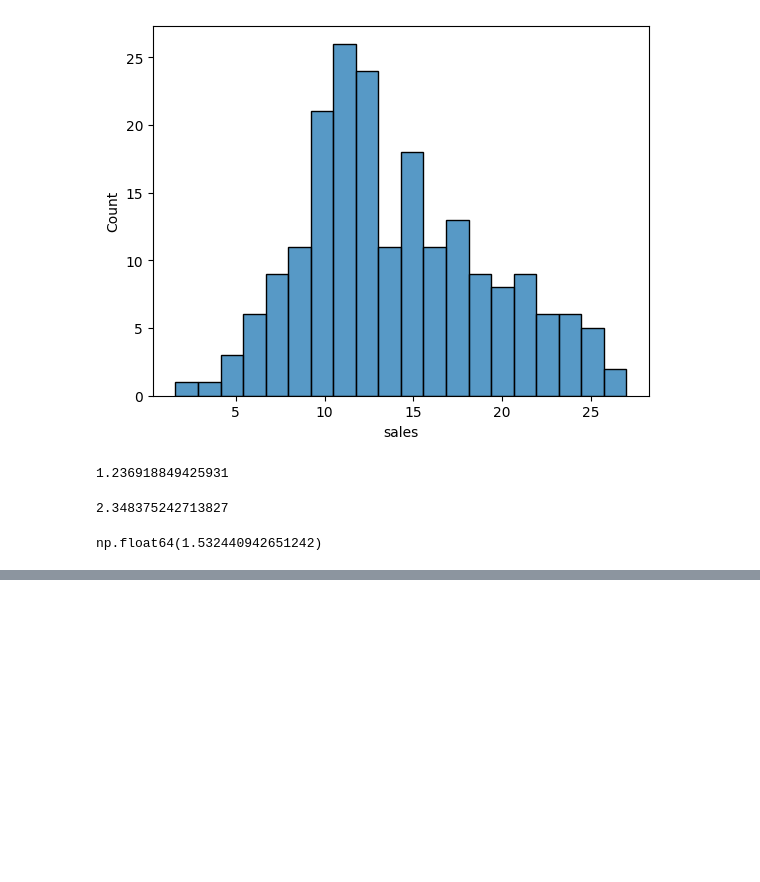
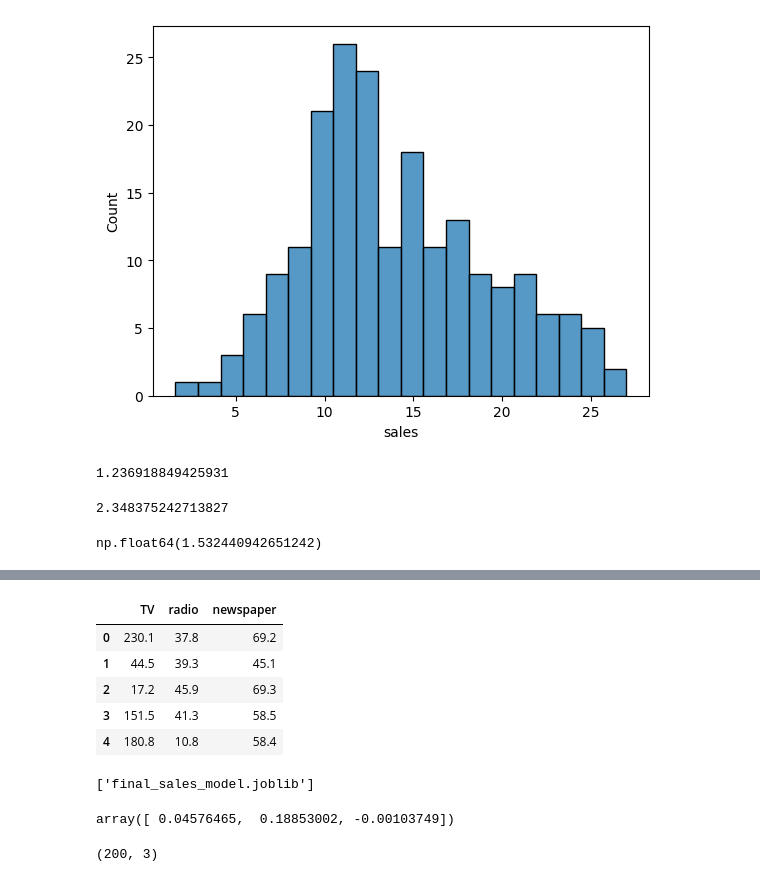
Before and after one commit to smdarshad000-lab/data-science-concepts, a Jupyter notebook: 16_linear_regression_scikit-learn.ipynb, the cells around one changed output, grey strips where cells are left out. Saved outputs shown, nothing was run; the diff lists cells and outputs as text; code cells hidden in the pictures; blank space fills up the shorter version.

```diff
--- a/16_linear_regression_scikit-learn.ipynb
+++ b/16_linear_regression_scikit-learn.ipynb
@@ -239,0 +290,9 @@ np.float64(1.532440942651242)
+# %%
+X.head()
+# %% [output]
+|  | TV | radio | newspaper |
+| 0 | 230.1 | 37.8 | 69.2 |
+| 1 | 44.5 | 39.3 | 45.1 |
+| 2 | 17.2 | 45.9 | 69.3 |
+| 3 | 151.5 | 41.3 | 58.5 |
+| 4 | 180.8 | 10.8 | 58.4 |
@@ -239,0 +301,4 @@ np.float64(1.532440942651242)
+# %%
+dump(final_model, 'final_sales_model.joblib') #for exporting the model
+# %% [output]
+['final_sales_model.joblib']
@@ -239,0 +307,8 @@ np.float64(1.532440942651242)
+# %%
+loaded_model.coef_
+# %% [output]
+array([ 0.04576465,  0.18853002, -0.00103749])
+# %%
+X.shape
+# %% [output]
+(200, 3)
```
Also changed, not shown: parts of 13 cells of this notebook, 1 other file.
